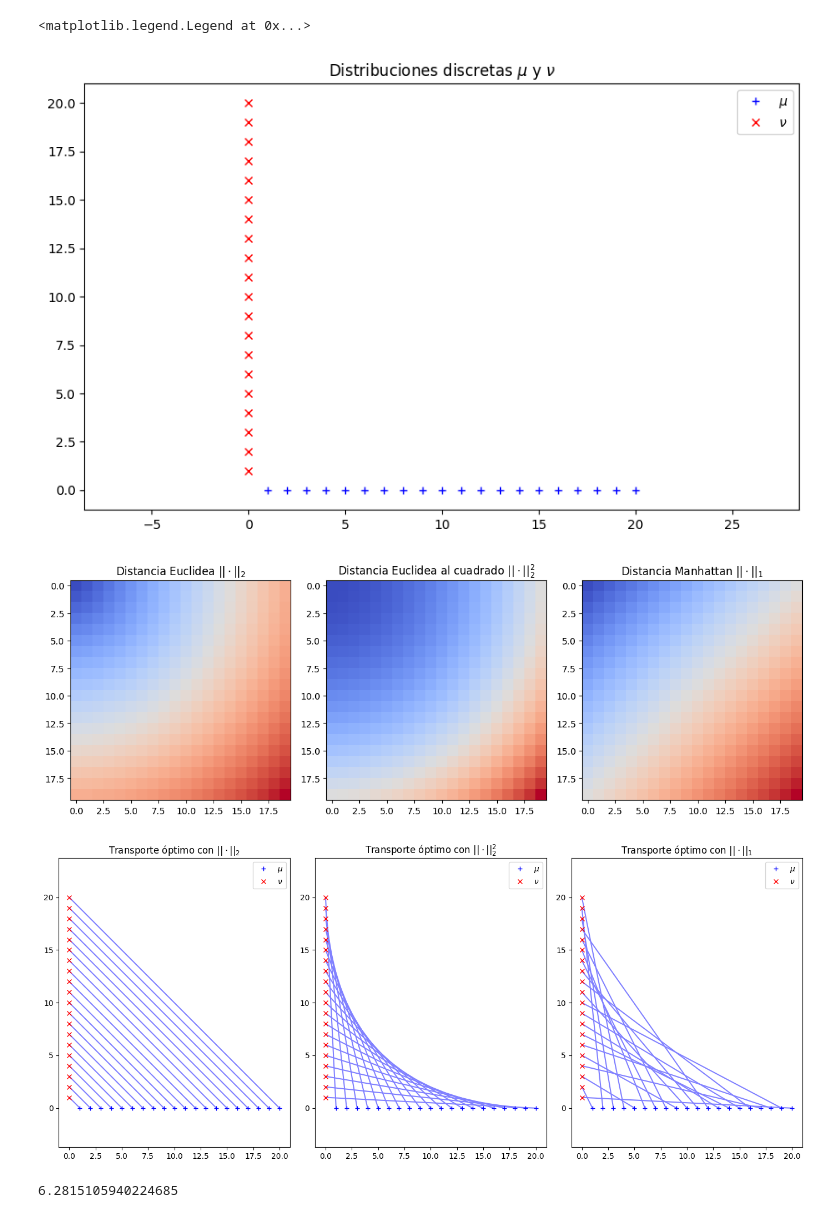
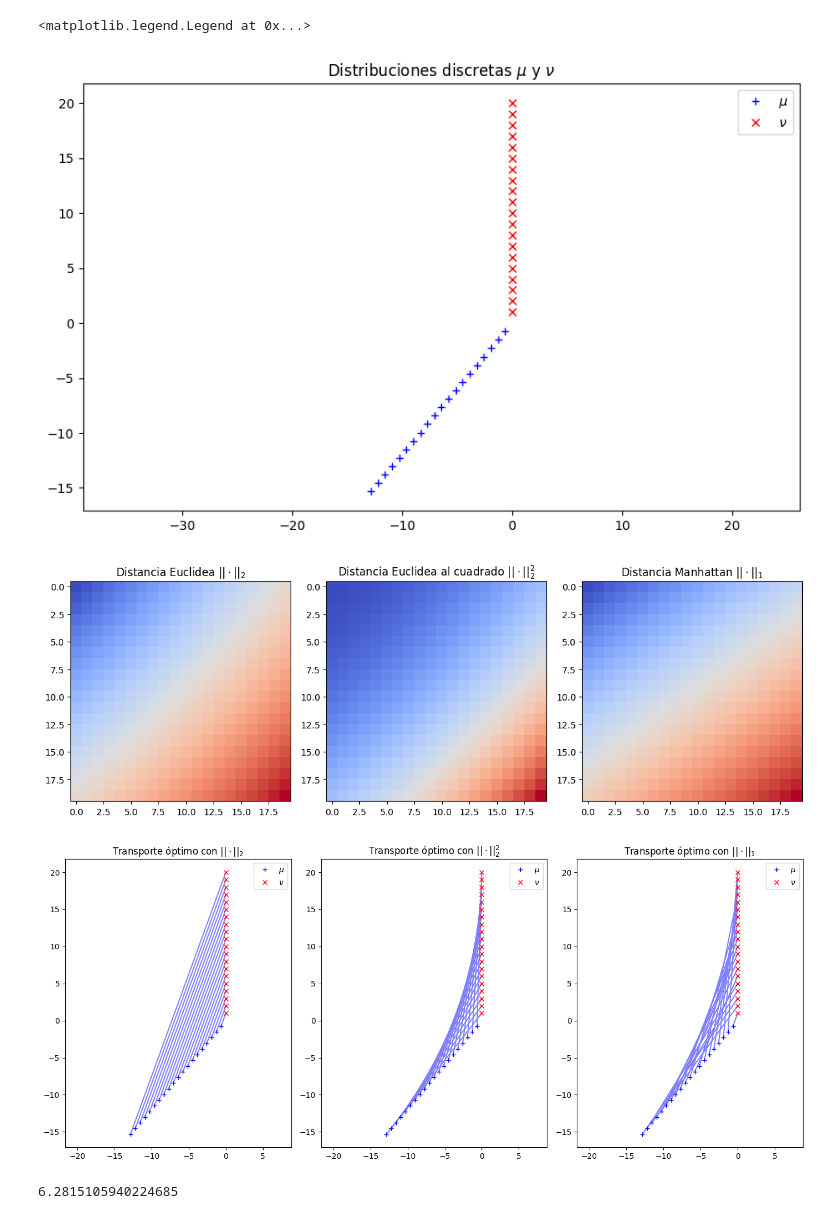
Before and after one commit to britsimm/simulaciones_transporte_optimo, a Jupyter notebook: cambiando_distancias.ipynb, the cells around one changed output. Saved outputs shown, nothing was run; the diff lists cells and outputs as text; code cells hidden in the pictures.

```diff
--- a/cambiando_distancias.ipynb
+++ b/cambiando_distancias.ipynb
@@ -6,24 +6,33 @@ import ot.plot
 # %%
 n = 20 # Cantidad de muestras
 xs = np.zeros((n, 2))
-xs[:, 0] = np.arange(n) + 1
-xs[:, 1] = (np.arange(n) + 1) * -0.001  # Movemos un poco los datos verticales para que el conjunto sea extrictamente convexo
+#xs[:, 0] = np.arange(n) + 1
+#xs[:, 1] = (np.arange(n) + 1) * -0.001  # Movemos un poco los datos verticales para que el conjunto sea extrictamente convexo
 
 xt = np.zeros((n, 2))
 xt[:, 1] = np.arange(n) + 1
+
+theta = 140
+theta_radianes = np.radians(theta)
+
+R = np.array([
+    [np.cos(theta_radianes), -np.sin(theta_radianes)],
+    [np.sin(theta_radianes), np.cos(theta_radianes)]])
+xs = np.dot(R, xt.T).T
+
 
 a, b = ot.unif(n), ot.unif(n)  # Sampleamos uniformemente sobre los bins n
 
 pl.figure(1, figsize=(10, 6))
 pl.clf()
 pl.plot(xs[:, 0], xs[:, 1], '+b', label=r'$\mu$')
 pl.plot(xt[:, 0], xt[:, 1], 'xr', label=r'$\nu$')
 pl.axis('equal')
 pl.title(r'Distribuciones discretas $\mu$ y $\nu$')
 pl.legend()
 # %% [output]
 <matplotlib.legend.Legend at 0x...>
-[figure, old version]
+[figure, new version]
 # %%
 # Calculamos la matriz de costo utilizando 3 distancias distinas:
 # Euclidea, Euclidea al cuadrado y la distancia city block (L1)
@@ -55,7 +64,7 @@ pl.title(r'Distancia Manhattan $|| \cdot ||_1$')
 
 pl.tight_layout()
 # %% [output]
-[figure, old version]
+[figure, new version]
 # %%
 # Resolvemos el problema de Monge
 G1 = ot.emd(a, b, M_e)
@@ -92,7 +101,7 @@ pl.tight_layout()
 
 pl.show()
 # %% [output]
-[figure, old version]
+[figure, new version]
 # %%
 2 * np.pi * np.random.rand(1000)
 # %% [output]
```
